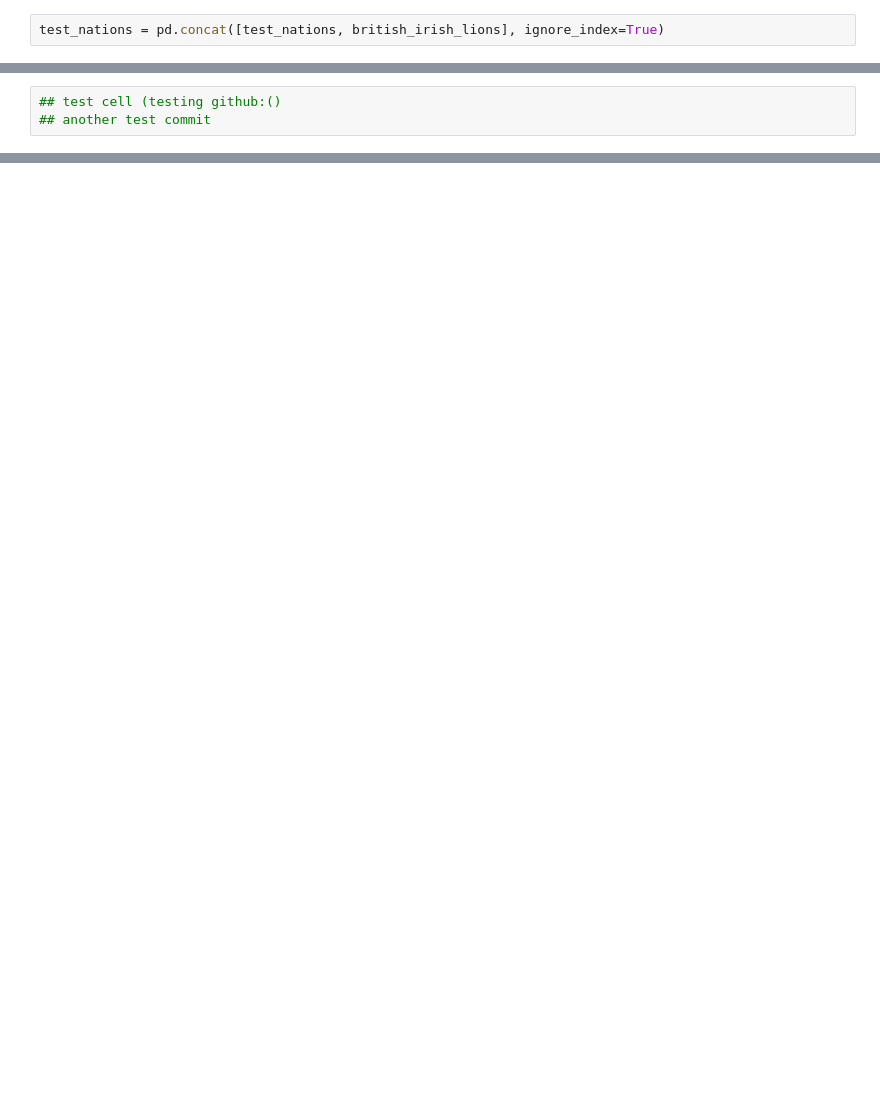
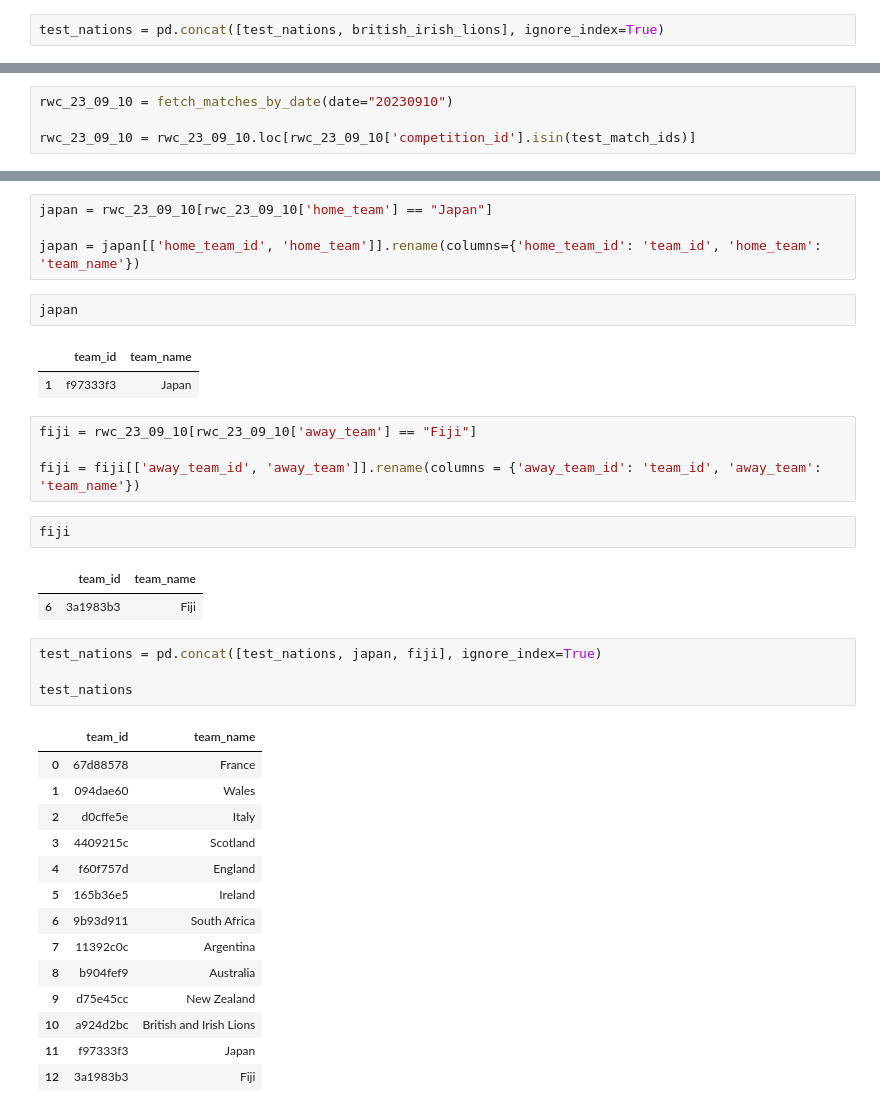
Before and after one commit to mycycler22/ghost_of_eden_park, a Jupyter notebook: rugby_experimental.ipynb, the cells around one changed output, grey strips where cells are left out. Saved outputs shown, nothing was run; the diff lists cells and outputs as text; blank space fills up the shorter version.

Commit message:
Collected all tier 1 nations

```diff
--- a/rugby_experimental.ipynb
+++ b/rugby_experimental.ipynb
@@ -194,3 +194,4 @@ test_nations
 # %%
-## test cell (testing github:()
-## another test commit
+rwc_23_09_10 = fetch_matches_by_date(date="20230910")
+
+rwc_23_09_10 = rwc_23_09_10.loc[rwc_23_09_10['competition_id'].isin(test_match_ids)]
@@ -196,0 +207,37 @@ test_nations
+# %%
+japan = rwc_23_09_10[rwc_23_09_10['home_team'] == "Japan"]
+
+japan = japan[['home_team_id', 'home_team']].rename(columns={'home_team_id': 'team_id', 'home_team': 'team_name'})
+# %%
+japan
+# %% [output]
+|  | team_id | team_name |
+| 1 | f97333f3 | Japan |
+# %%
+fiji = rwc_23_09_10[rwc_23_09_10['away_team'] == "Fiji"]
+
+fiji = fiji[['away_team_id', 'away_team']].rename(columns = {'away_team_id': 'team_id', 'away_team': 'team_name'})
+# %%
+fiji
+# %% [output]
+|  | team_id | team_name |
+| 6 | 3a1983b3 | Fiji |
+# %%
+test_nations = pd.concat([test_nations, japan, fiji], ignore_index=True)
+
+test_nations
+# %% [output]
+|  | team_id | team_name |
+| 0 | 67d88578 | France |
+| 1 | 094dae60 | Wales |
+| 2 | d0cffe5e | Italy |
+| 3 | 4409215c | Scotland |
+| 4 | f60f757d | England |
+| 5 | 165b36e5 | Ireland |
+| 6 | 9b93d911 | South Africa |
+| 7 | 11392c0c | Argentina |
+| 8 | b904fef9 | Australia |
+| 9 | d75e45cc | New Zealand |
+| 10 | a924d2bc | British and Irish Lions |
+| 11 | f97333f3 | Japan |
+| 12 | 3a1983b3 | Fiji |
```
Also changed, not shown: parts of 9 cells of this notebook.
